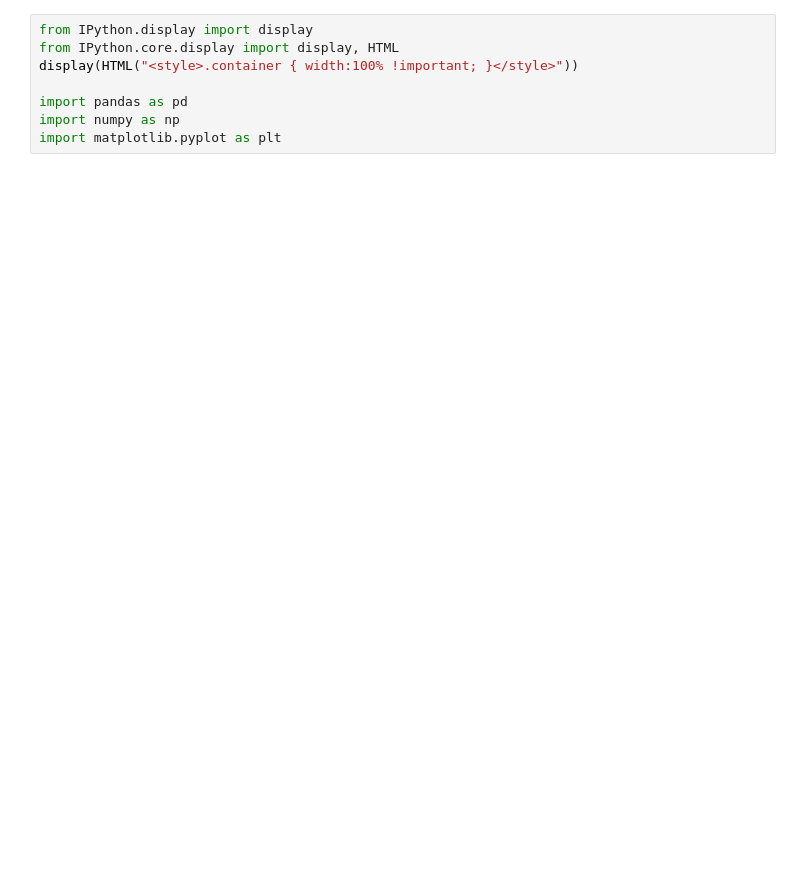
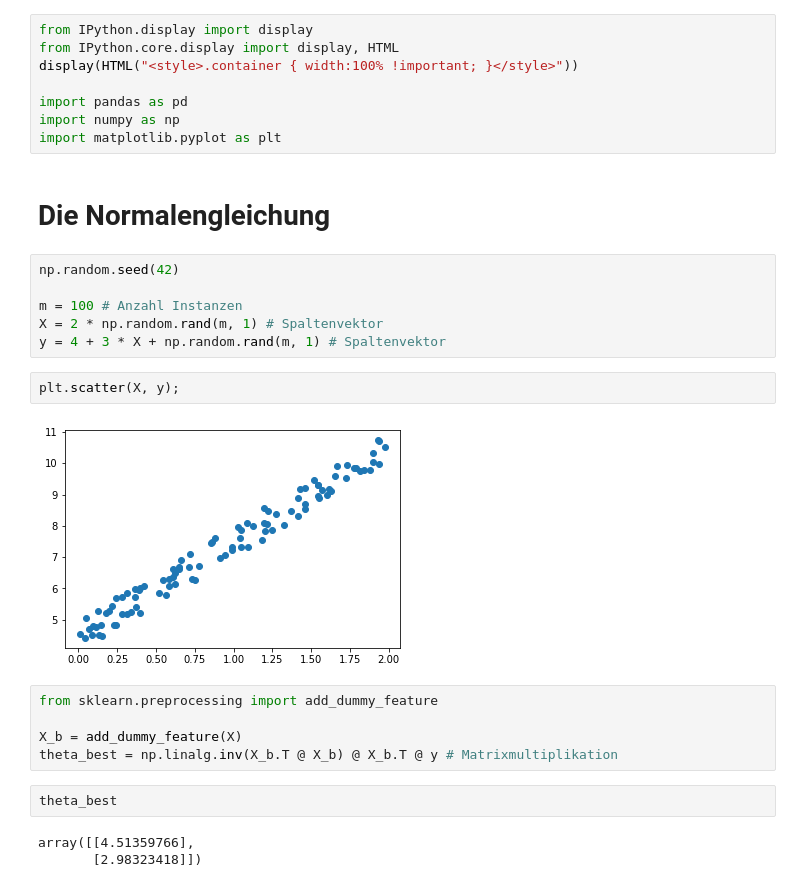
Before and after one commit to MartinSF91/praxiseinstieg-ml, a Jupyter notebook: Kapitel 4 - Trainieren von Modellen.ipynb, the cells around one changed output. Drawn from its saved outputs; the diff is of its cells as text; blank space fills up the shorter version.

```diff
--- a/Kapitel 4 - Trainieren von Modellen.ipynb
+++ b/Kapitel 4 - Trainieren von Modellen.ipynb
@@ -6,3 +6,25 @@ display(HTML("<style>.container { width:100% !important; }</style>"))
 import pandas as pd
 import numpy as np
 import matplotlib.pyplot as plt
+# %% [markdown]
+# Die Normalengleichung
+# %%
+np.random.seed(42)
+
+m = 100 # Anzahl Instanzen
+X = 2 * np.random.rand(m, 1) # Spaltenvektor
+y = 4 + 3 * X + np.random.rand(m, 1) # Spaltenvektor
+# %%
+plt.scatter(X, y);
+# %% [output]
+[figure, added]
+# %%
+from sklearn.preprocessing import add_dummy_feature
+
+X_b = add_dummy_feature(X)
+theta_best = np.linalg.inv(X_b.T @ X_b) @ X_b.T @ y # Matrixmultiplikation
+# %%
+theta_best
+# %% [output]
+array([[4.51359766],
+       [2.98323418]])
```
Also changed, not shown: parts of 14 cells of this notebook.
